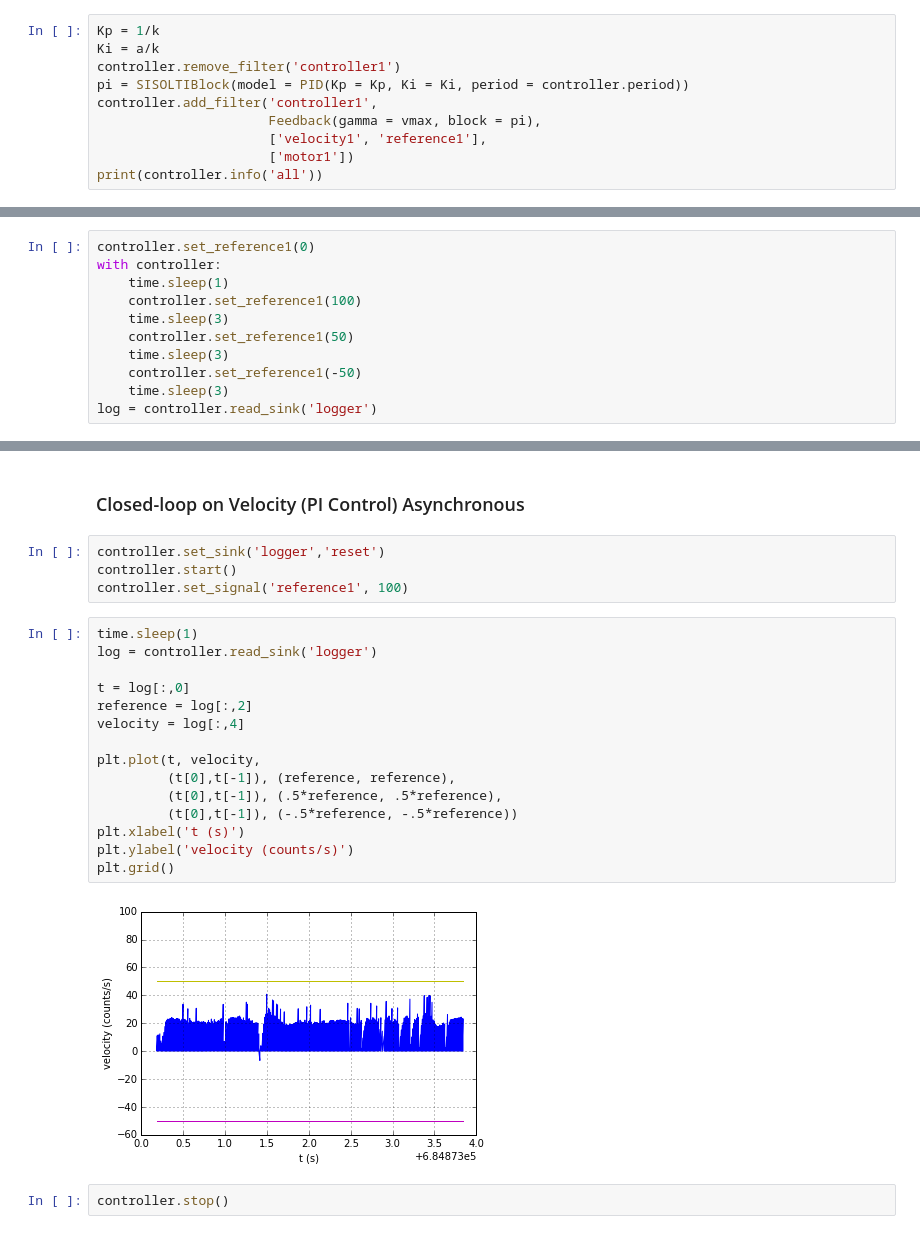
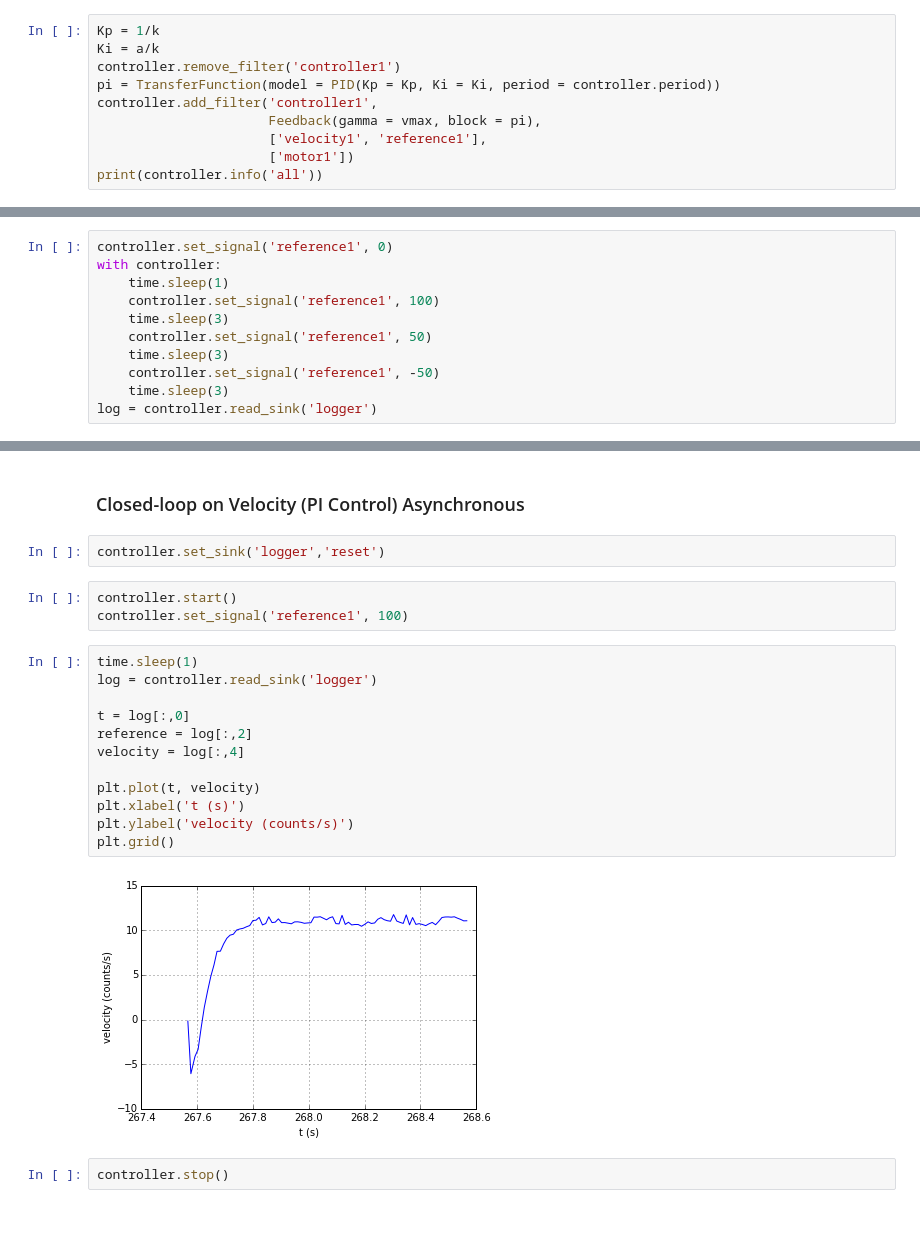
Before and after one commit to mcdeoliveira/pyctrl, a Jupyter notebook: python/notebook/SimulateController.ipynb, the cells around one changed output, grey strips where cells are left out. Drawn from its saved outputs; the diff is of its cells as text.

```diff
--- a/python/notebook/SimulateController.ipynb
+++ b/python/notebook/SimulateController.ipynb
@@ -241,7 +251,7 @@ plt.grid()
 Kp = 1/k
 Ki = a/k
 controller.remove_filter('controller1')
-pi = SISOLTIBlock(model = PID(Kp = Kp, Ki = Ki, period = controller.period))
+pi = TransferFunction(model = PID(Kp = Kp, Ki = Ki, period = controller.period))
 controller.add_filter('controller1',
                       Feedback(gamma = vmax, block = pi),
                       ['velocity1', 'reference1'],
@@ -265,14 +275,14 @@ print(controller.info('all'))
 > sinks
   1. clock, encoder1, reference1, motor1, velocity1 >> logger[enabled]
 # %%
-controller.set_reference1(0)
+controller.set_signal('reference1', 0)
 with controller:
     time.sleep(1)
-    controller.set_reference1(100)
+    controller.set_signal('reference1', 100)
     time.sleep(3)
-    controller.set_reference1(50)
+    controller.set_signal('reference1', 50)
     time.sleep(3)
-    controller.set_reference1(-50)
+    controller.set_signal('reference1', -50)
     time.sleep(3)
 log = controller.read_sink('logger')
 # %%
@@ -297,25 +307,23 @@ plt.grid()
 # %% [markdown]
 ### Closed-loop on Velocity (PI Control) Asynchronous
+# %%
+controller.set_sink('logger','reset')
 # %%
-controller.set_sink('logger','reset')
 controller.start()
 controller.set_signal('reference1', 100)
 # %%
 time.sleep(1)
 log = controller.read_sink('logger')
 
 t = log[:,0]
 reference = log[:,2]
 velocity = log[:,4]
 
-plt.plot(t, velocity,
-         (t[0],t[-1]), (reference, reference),
-         (t[0],t[-1]), (.5*reference, .5*reference),
-         (t[0],t[-1]), (-.5*reference, -.5*reference))
+plt.plot(t, velocity)
 plt.xlabel('t (s)')
 plt.ylabel('velocity (counts/s)')
 plt.grid()
 # %% [output]
-[figure, old version]
+[figure, new version]
 # %%
 controller.stop()
```
Also changed, not shown: parts of 14 cells of this notebook, 10 other files.
